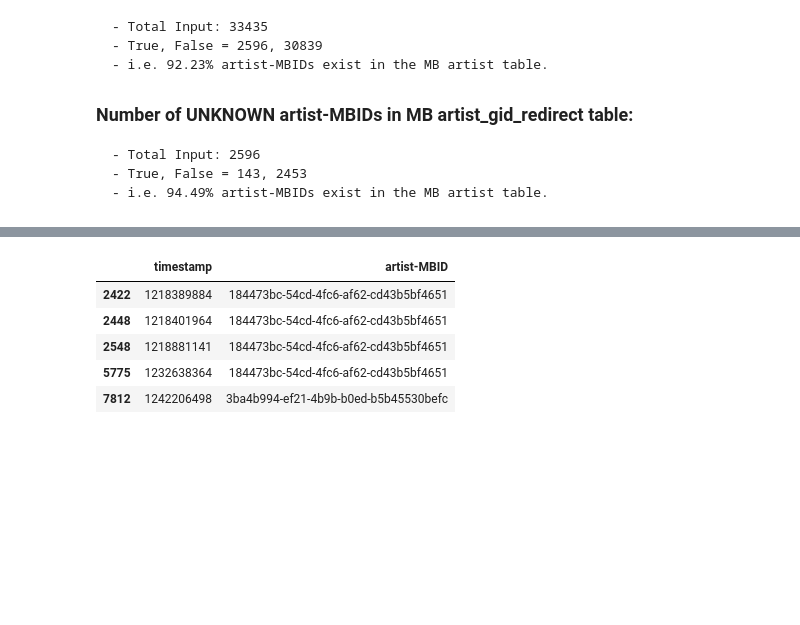
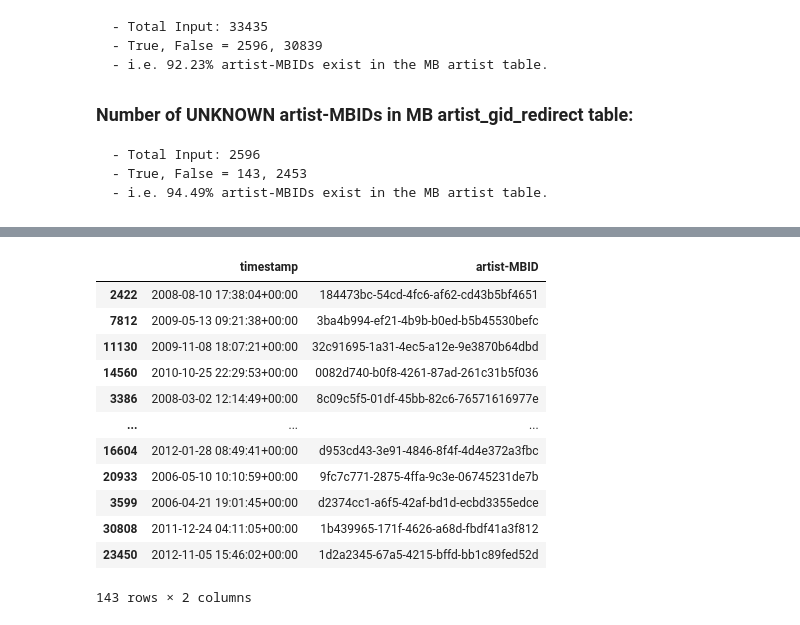
Before and after one commit to Prathamesh-Ghatole/MLHD, a Jupyter notebook: MLHD.ipynb, the cells around one changed output, grey strips where cells are left out. Drawn from its saved outputs; the diff is of its cells as text; code cells hidden in the pictures; blank space fills up the shorter version.

Commit message:
updated code to generate unk_mbids with timestamp

```diff
--- a/MLHD.ipynb
+++ b/MLHD.ipynb
@@ -504,16 +511,26 @@ unk_rec_mbid_timestamp.head()
 # %%
 # Listing unknown rec-MBIDs with timestamp
 
 unk_artist_mbid = input_artists_redirect[-output_artists_redirect]
 
-unk_artist_mbid_timestamp = df[['timestamp', 'artist-MBID']][df[['timestamp', 'artist-MBID']]['artist-MBID'].isin(unk_artist_mbid)]
+main_df_artist_timestamp = df[['timestamp', 'artist-MBID']].drop_duplicates('artist-MBID')
+main_df_artist_timestamp.timestamp = pd.to_datetime(main_df_artist_timestamp.timestamp, unit='s', utc=True)
+
+unk_artist_mbid_timestamp = main_df_artist_timestamp[main_df_artist_timestamp['artist-MBID'].isin(unk_artist_mbid)]
 unk_artist_mbid_timestamp.to_csv('unk_ids/unk_artist_mbids_timestamp.txt', index=False)
 
-unk_artist_mbid_timestamp.head()
+unk_artist_mbid_timestamp
 # %% [output]
 |  | timestamp | artist-MBID |
-| 2422 | 1218389884 | 184473bc-54cd-4fc6-af62-cd43b5bf4651 |
-| 2448 | 1218401964 | 184473bc-54cd-4fc6-af62-cd43b5bf4651 |
-| 2548 | 1218881141 | 184473bc-54cd-4fc6-af62-cd43b5bf4651 |
-| 5775 | 1232638364 | 184473bc-54cd-4fc6-af62-cd43b5bf4651 |
-| 7812 | 1242206498 | 3ba4b994-ef21-4b9b-b0ed-b5b45530befc |
+| 2422 | 2008-08-10 17:38:04+00:00 | 184473bc-54cd-4fc6-af62-cd43b5bf4651 |
+| 7812 | 2009-05-13 09:21:38+00:00 | 3ba4b994-ef21-4b9b-b0ed-b5b45530befc |
+| 11130 | 2009-11-08 18:07:21+00:00 | 32c91695-1a31-4ec5-a12e-9e3870b64dbd |
+| 14560 | 2010-10-25 22:29:53+00:00 | 0082d740-b0f8-4261-87ad-261c31b5f036 |
+| 3386 | 2008-03-02 12:14:49+00:00 | 8c09c5f5-01df-45bb-82c6-76571616977e |
+| ... | ... | ... |
+| 16604 | 2012-01-28 08:49:41+00:00 | d953cd43-3e91-4846-8f4f-4d4e372a3fbc |
+| 20933 | 2006-05-10 10:10:59+00:00 | 9fc7c771-2875-4ffa-9c3e-06745231de7b |
+| 3599 | 2006-04-21 19:01:45+00:00 | d2374cc1-a6f5-42af-bd1d-ecbd3355edce |
+| 30808 | 2011-12-24 04:11:05+00:00 | 1b439965-171f-4626-a68d-fbdf41a3f812 |
+| 23450 | 2012-11-05 15:46:02+00:00 | 1d2a2345-67a5-4215-bffd-bb1c89fed52d |
+143 rows × 2 columns
```
Also changed, not shown: parts of 3 cells of this notebook.
